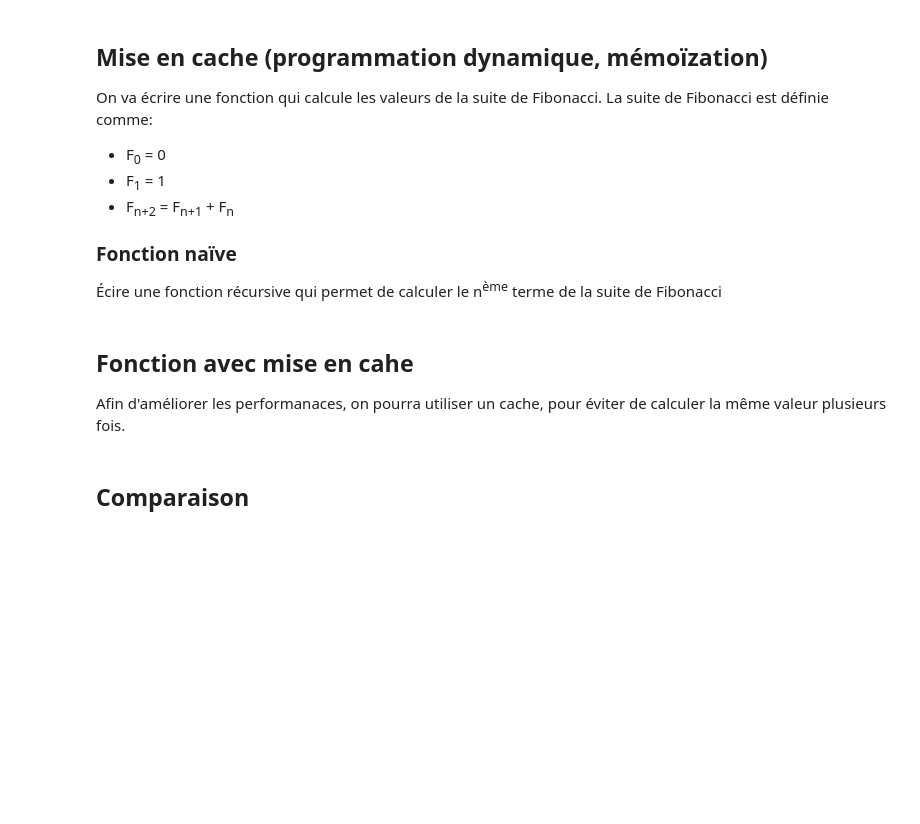
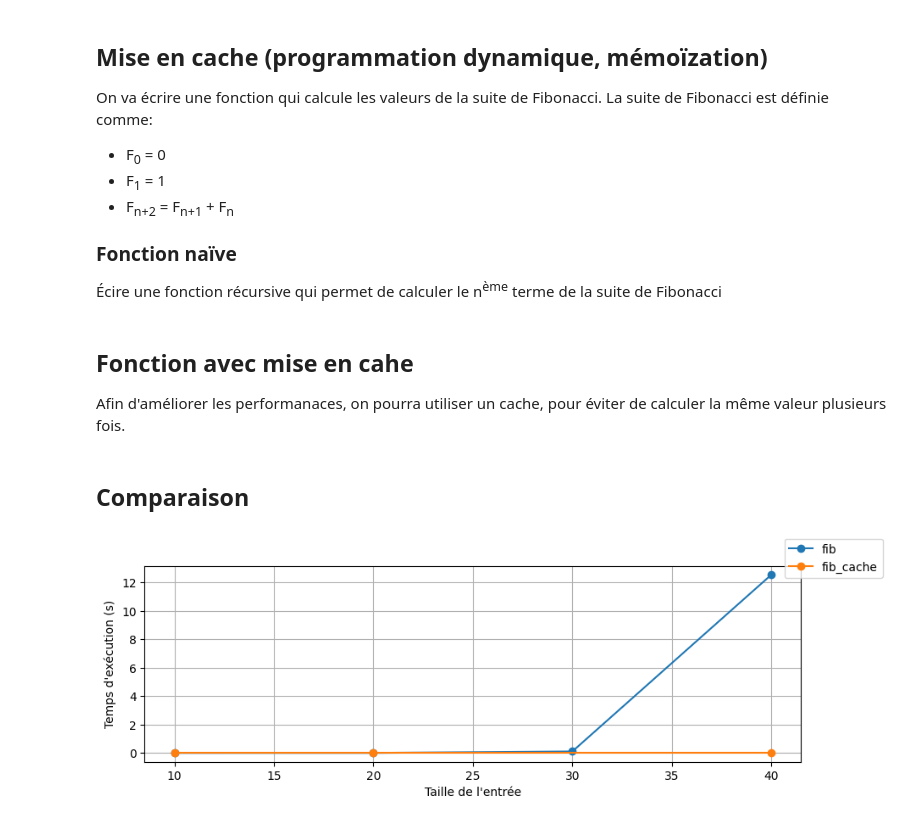
Before and after one commit to sapristi/cours_algo, a Jupyter notebook: content/ESGI_3A/autres exercices.ipynb, the cells around one changed output. Drawn from its saved outputs; the diff is of its cells as text; code cells hidden in the pictures; blank space fills up the shorter version.

```diff
--- a/content/ESGI_3A/autres exercices.ipynb
+++ b/content/ESGI_3A/autres exercices.ipynb
@@ -62,7 +62,11 @@ La suite de Fibonacci est définie comme:
 Écire une fonction récursive qui permet de calculer le n<sup>ème</sup> terme de la suite de Fibonacci
 # %%
 def fib(n: int) -> int:
-    ...
+    if n == 0:
+        return 0
+    if n == 1:
+        return 1
+    return fib(n-1) + fib(n-2)
 # %% [markdown]
 ## Fonction avec mise en cahe
 
@@ -73,19 +77,40 @@ Afin d'améliorer les performanaces, on pourra utiliser un cache, pour éviter d
 cache = {}
 
 def fib_cache(n: int) -> int:
-    ...
+    if n == 0:
+        return 0
+    if n == 1:
+        return 1
+    if n in cache:
+        return cache[n]
+    res = fib_cache(n-1) + fib_cache(n-2)
+    cache[n] = res
+    return res
+# %%
+import time
+
+def benchmark(fun, n):
+    start_time = time.perf_counter()
+    fun(n)
+    return time.perf_counter() - start_time
 # %% [markdown]
 ## Comparaison
 # %%
 from local_lib.misc import affiche_valeurs
 
 affiche_valeurs(
     fib=(
-        (10, fib(10)),
-        (20, fib(20)),
+        (10, benchmark(fib,10)),
+        (20, benchmark(fib,20)),
+        (30, benchmark(fib,30)),
+        (40, benchmark(fib,40)),
     ),
     fib_cache=(
-        (10, fib_cache(10)),
-        (20, fib_cache(20)),
+        (10, benchmark(fib_cache,10)),
+        (20, benchmark(fib_cache,20)),
+        (30, benchmark(fib_cache,30)),
+        (40, benchmark(fib_cache,40)),
     )
 )
+# %% [output]
+[figure, added]
```
Also changed, not shown: 5 other files.
